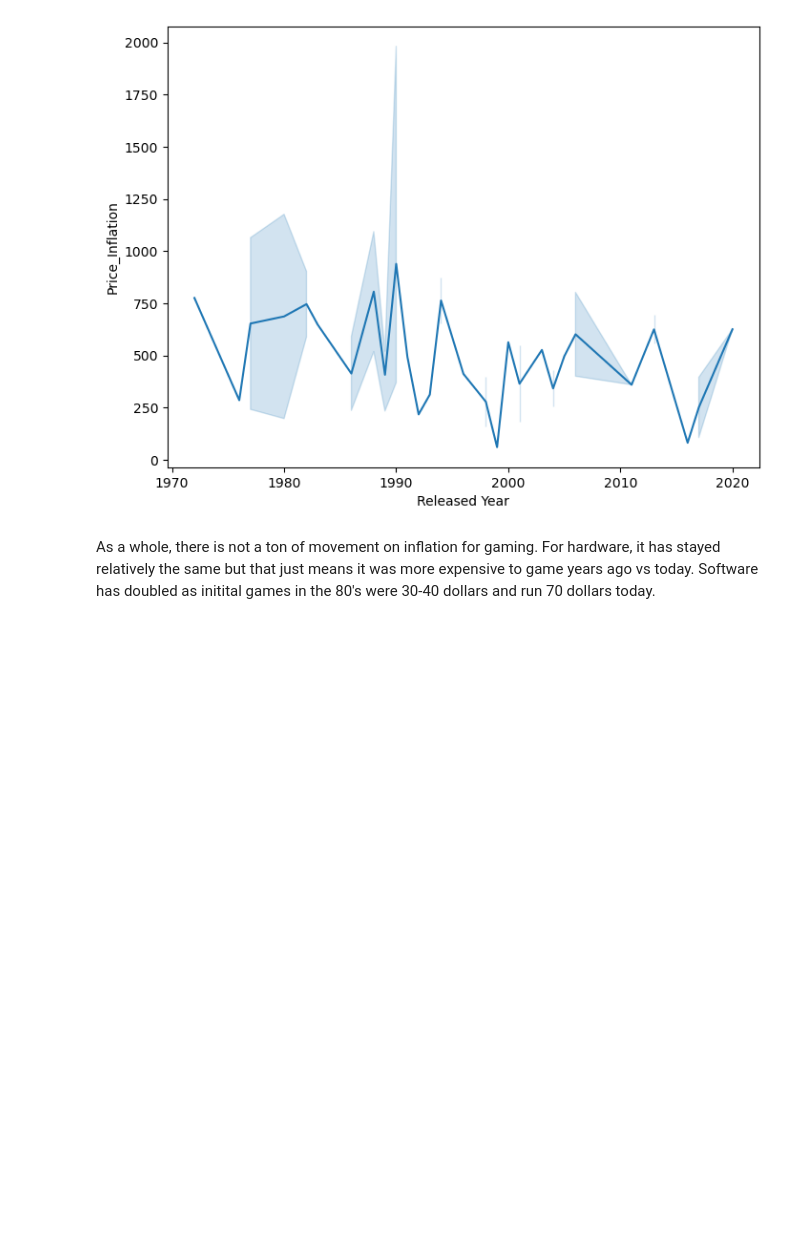
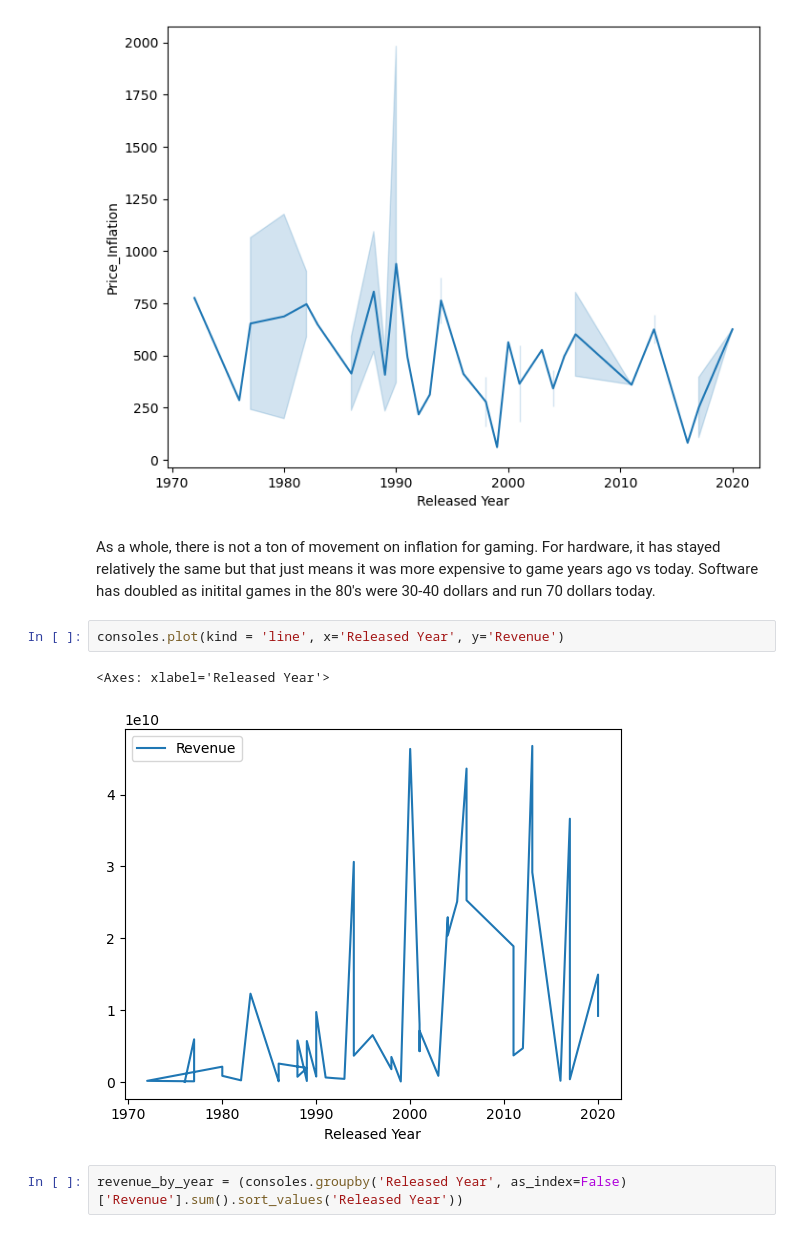
Before and after one commit to JCDevWiz/costsofgaming-capstone, a Jupyter notebook: Notebooks/Consoles.ipynb, the cells around one changed output. Saved outputs shown, nothing was run; the diff lists cells and outputs as text; blank space fills up the shorter version.

```diff
--- a/Notebooks/Consoles.ipynb
+++ b/Notebooks/Consoles.ipynb
@@ -192,3 +197,10 @@ sns.lineplot(
 [figure]
 # %% [markdown]
 As a whole, there is not a ton of movement on inflation for gaming. For hardware, it has stayed relatively the same but that just means it was more expensive to game years ago vs today. Software has doubled as initital games in the 80's were 30-40 dollars and run 70 dollars today.
+# %%
+consoles.plot(kind = 'line', x='Released Year', y='Revenue')
+# %% [output]
+<Axes: xlabel='Released Year'>
+[figure, added]
+# %%
+revenue_by_year = (consoles.groupby('Released Year', as_index=False)['Revenue'].sum().sort_values('Released Year'))
```
Also changed, not shown: parts of 10 cells of this notebook, 8 other files.
